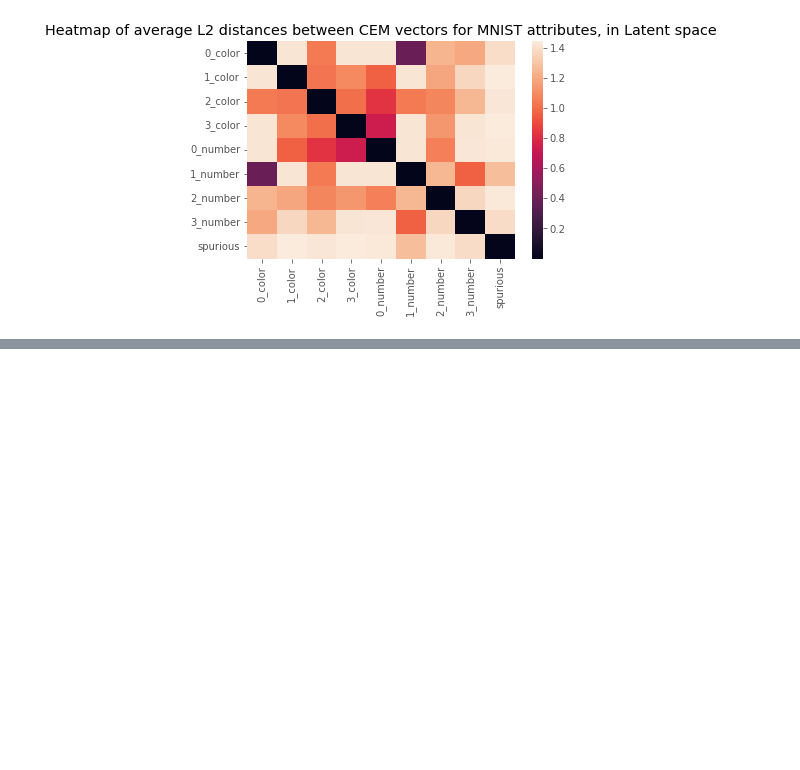
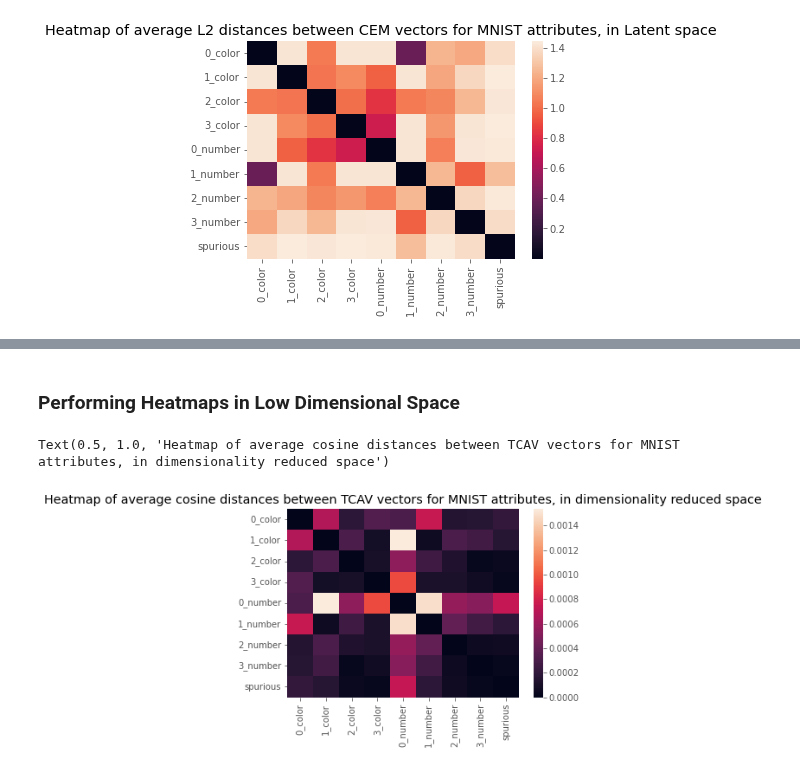
Before and after one commit to naveenr414/Concept-Learning, a Jupyter notebook: scripts/Concept Exploration MNIST.ipynb, the cells around one changed output, grey strips where cells are left out. Saved outputs shown, nothing was run; the diff lists cells and outputs as text; code cells hidden in the pictures; blank space fills up the shorter version.

```diff
--- a/scripts/Concept Exploration MNIST.ipynb
+++ b/scripts/Concept Exploration MNIST.ipynb
@@ -140,0 +143,6 @@ Text(0.5, 1.0, 'Heatmap of average L2 distances between CEM vectors for MNIST at
+# %%
+current_attributes = ["0_number","random500_1","random500_6", "1_number"]
+concept_attributes =  [{'concept': '0_number', 'random_concept': 5001},
+                                             {'concept': '0_number', 'random_concept': 5006}]
+# %%
+activations = load_activations_tcav(list(set(analyzed_attributes).union(current_attributes)))
@@ -140,0 +191,16 @@ Text(0.5, 1.0, 'Heatmap of average L2 distances between CEM vectors for MNIST at
+# %% [markdown]
+### Performing Heatmaps in Low Dimensional Space
+# %%
+data = [activations[i] for i in analyzed_attributes]
+data = np.concatenate(data)
+data = np.concatenate([data,concept_vectors_tcav])
+# %%
+data_embedded = PCA(n_components=2).fit_transform(data)
+# %%
+distance_by_class_raw = find_paired_distance(data_embedded[-len(concept_vectors_tcav):],encode_list(label_by_concept_tcav),encode_list(random_by_concept_tcav),metric=cosine_metric)
+sns.heatmap(distance_by_class_raw,xticklabels=find_unique_in_order(label_by_concept_tcav),
+            yticklabels=find_unique_in_order(label_by_concept_tcav))
+plt.title("Heatmap of average cosine distances between TCAV vectors for MNIST attributes, in dimensionality reduced space")
+# %% [output]
+Text(0.5, 1.0, 'Heatmap of average cosine distances between TCAV vectors for MNIST attributes, in dimensionality reduced space')
+[figure, added]
```
Also changed, not shown: parts of 12 cells of this notebook, 5 other files.
